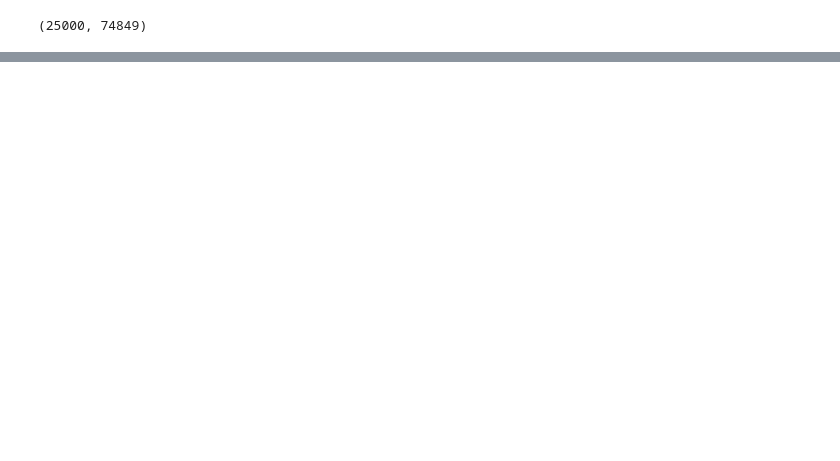
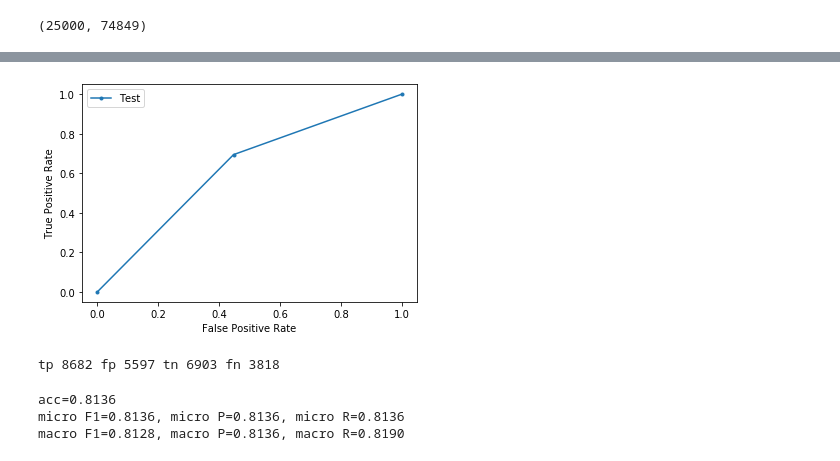
Before and after one commit to DmitryKutsev/ml_hw, a Jupyter notebook: hw2.ipynb, the cells around one changed output, grey strips where cells are left out. Cells and saved outputs as stored; diff of their text form; code cells hidden in the pictures; blank space fills up the shorter version.

```diff
--- a/hw2.ipynb
+++ b/hw2.ipynb
@@ -208,0 +155,52 @@ ValueError: ignored
+# %%
+import numpy as np
+from sklearn.metrics import roc_auc_score, roc_curve
+from matplotlib import pyplot
+y_true = []
+for i in test_labels:
+  if i == 'positive':
+    y = 1
+  else:
+    y = 0
+  y_true.append(y)
+
+
+y_predicted = []
+for i in predicted:
+  if i == 'positive':
+    y = 1
+  else:
+    y = 0
+  y_predicted .append(y)
+y_predicted[:3]
+
+
+predicted, test_labels
+y_true = np.array(y_true)
+y_predicted = np.array(y_predicted)
+fpr, tpr, _ = roc_curve(y_true, y_predicted)
+pyplot.plot(fpr, tpr, marker='.', label='Test')
+pyplot.xlabel('False Positive Rate')
+pyplot.ylabel('True Positive Rate')
+pyplot.legend()
+pyplot.show()
+# %% [output]
+[figure, added]
+# %%
+tp = 0
+tn = 0
+fp = 0
+fn = 0
+
+for pred_num in range(len(predicted)):
+    if predicted[pred_num] == test_labels[pred_num] and predicted[pred_num]  == 'positive':
+      tp += 1
+    elif predicted[pred_num] != test_labels[pred_num] and predicted[pred_num]  == 'positive':
+      fp += 1
+    elif predicted[pred_num] == test_labels[pred_num] and predicted[pred_num]  == 'negative':
+      tn +=1
+    elif predicted[pred_num] != test_labels[pred_num] and predicted[pred_num]  == 'negative':
+      fn +=1
+print('tp', tp,'fp', fp,'tn', tn,'fn', fn)
+# %% [output]
+tp 8682 fp 5597 tn 6903 fn 3818
@@ -208,0 +224,15 @@ ValueError: ignored
+# %%
+acc = accuracy_score(predicted, test_labels)
+micro_f1 = f1_score(predicted, test_labels, average = 'micro')
+micro_p = precision_score(predicted, test_labels, average = 'micro')
+micro_r = recall_score(predicted, test_labels, average = 'micro')
+macro_f1 = f1_score(predicted, test_labels, average = 'macro')
+macro_p = precision_score(predicted, test_labels, average = 'macro')
+macro_r = recall_score(predicted, test_labels, average = 'macro')
+print('acc={0:1.4f}'.format(acc))
+print('micro F1={0:1.4f}, micro P={1:1.4f}, micro R={2:1.4f}'.format(micro_f1, micro_p, micro_r))
+print('macro F1={0:1.4f}, macro P={1:1.4f}, macro R={2:1.4f}\n'.format(macro_f1, macro_p, macro_r))
+# %% [output]
+acc=0.8136
+micro F1=0.8136, micro P=0.8136, micro R=0.8136
+macro F1=0.8128, macro P=0.8136, macro R=0.8190
```
Also changed, not shown: parts of 33 cells of this notebook.
